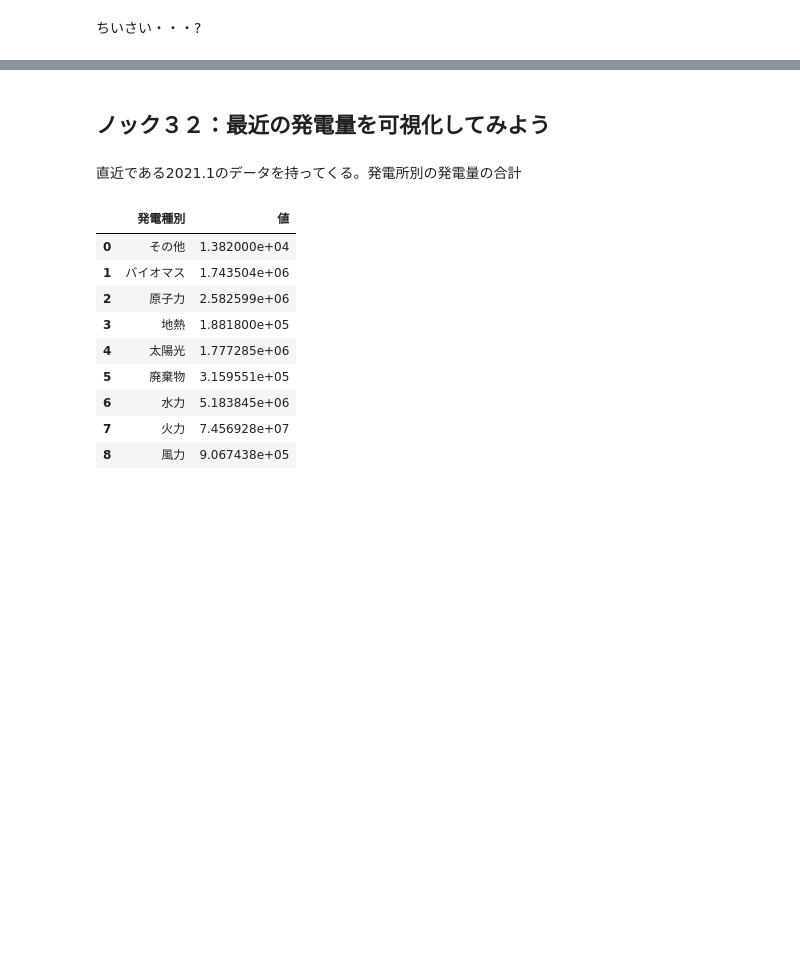
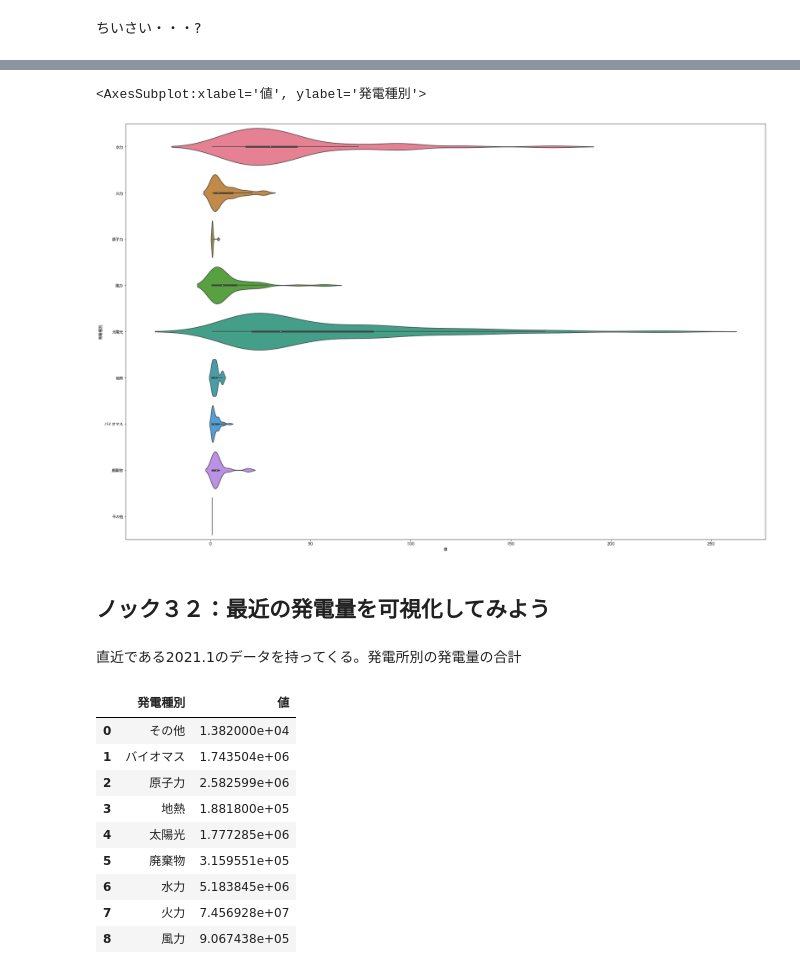
Before and after one commit to ayakamori0702/100knock-process-visualization, a Jupyter notebook: chapter-2/src/2章.ipynb, the cells around one changed output, grey strips where cells are left out. Drawn from its saved outputs; the diff is of its cells as text; code cells hidden in the pictures; blank space fills up the shorter version.

```diff
--- a/chapter-2/src/2章.ipynb
+++ b/chapter-2/src/2章.ipynb
@@ -603,3 +609,10 @@ sns.violinplot(x=viz_data['発電種別'], y=viz_data['値'])
+# %%
+plt.figure(figsize=(30, 20))
+sns.violinplot(x=viz_data['値'], y=viz_data['発電種別'],
+scale="width", palette="husl")
+# %% [output]
+<AxesSubplot:xlabel='値', ylabel='発電種別'>
+[figure, added]
 # %% [markdown]
 ## ノック３２：最近の発電量を可視化してみよう
 # %% [markdown]
```
Also changed, not shown: parts of 51 cells of this notebook, 6 other files.
